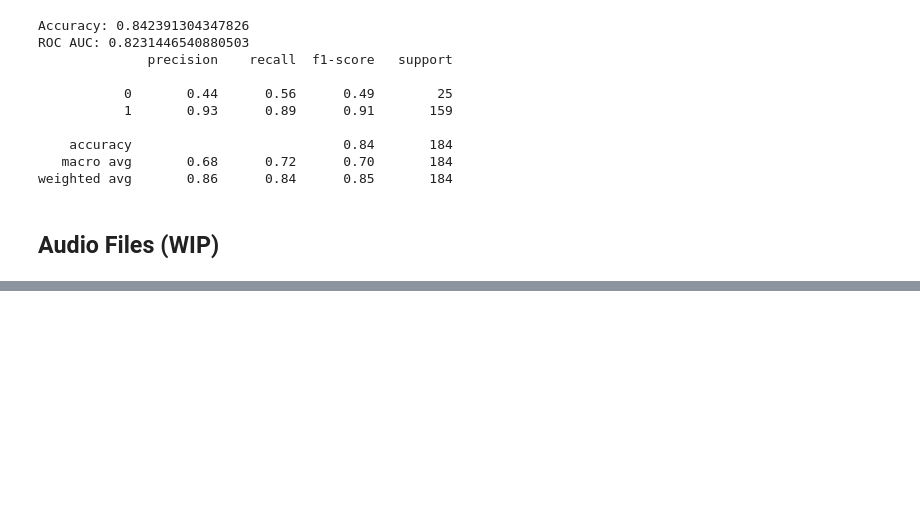
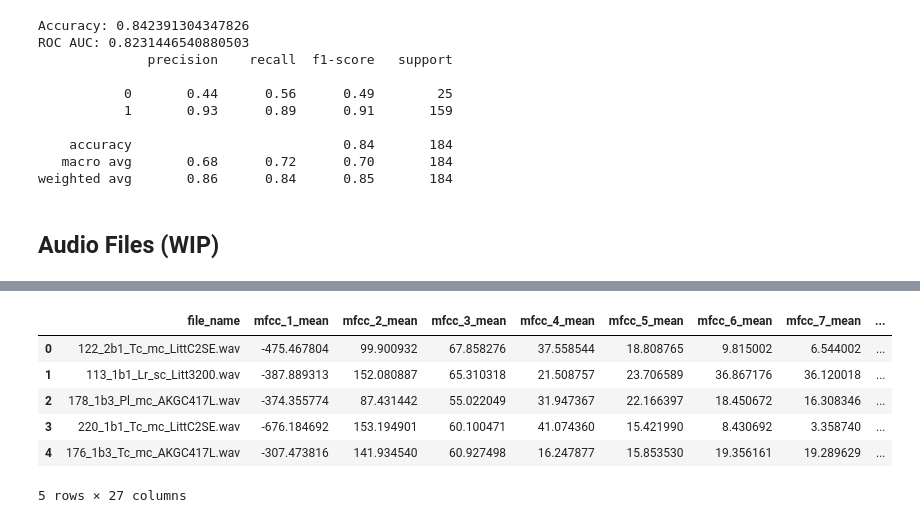
Before and after one commit to mi-mi-mia/smart-stethoscope, a Jupyter notebook: notebooks/01_keira_data_exploration.ipynb, the cells around one changed output, grey strips where cells are left out. Cells and saved outputs as stored; diff of their text form; code cells hidden in the pictures; blank space fills up the shorter version.

```diff
--- a/notebooks/01_keira_data_exploration.ipynb
+++ b/notebooks/01_keira_data_exploration.ipynb
@@ -707,0 +765,52 @@ weighted avg       0.86      0.84      0.85       184
+# %%
+# empty list to store one row per recording
+mfcc_features = []
+
+for file_name in df_for_mfcc["file_name"]:
+
+    # create path
+    file_path = os.path.join(audio_plus, file_name)
+
+    # load audio waveform
+    signal, sample_rate = librosa.load(file_path, sr=None)
+
+    # calculate 13 MFCCs (13 = standard choice, start here)
+    mfcc = librosa.feature.mfcc(
+        y=signal,
+        sr=sample_rate,
+        n_mfcc=13
+    )
+
+    #mfcc shape is (13, number_of_time_frames)
+
+    # take mean across time
+    mfcc_mean = np.mean(mfcc, axis=1)
+
+    # std
+    mfcc_std = np.std(mfcc, axis=1)
+
+    # combine mean and std into one feature vector
+    combined_features = np.concatenate([mfcc_mean, mfcc_std])
+
+    # store result
+    mfcc_features.append([file_name] + list(combined_features))
+# %%
+columns =["file_name"]
+
+for i in range(13):
+    columns.append(f"mfcc_{i+1}_mean")
+
+for i in range(13):
+    columns.append(f"mfcc_{i+1}_std")
+
+mfcc_df = pd.DataFrame(mfcc_features, columns=columns)
+
+mfcc_df.head()
+# %% [output]
+|  | file_name | mfcc_1_mean | mfcc_2_mean | mfcc_3_mean | mfcc_4_mean | mfcc_5_mean | mfcc_6_mean | mfcc_7_mean | ... |
+| 0 | 122_2b1_Tc_mc_LittC2SE.wav | -475.467804 | 99.900932 | 67.858276 | 37.558544 | 18.808765 | 9.815002 | 6.544002 | ... |
+| 1 | 113_1b1_Lr_sc_Litt3200.wav | -387.889313 | 152.080887 | 65.310318 | 21.508757 | 23.706589 | 36.867176 | 36.120018 | ... |
+| 2 | 178_1b3_Pl_mc_AKGC417L.wav | -374.355774 | 87.431442 | 55.022049 | 31.947367 | 22.166397 | 18.450672 | 16.308346 | ... |
+| 3 | 220_1b1_Tc_mc_LittC2SE.wav | -676.184692 | 153.194901 | 60.100471 | 41.074360 | 15.421990 | 8.430692 | 3.358740 | ... |
+| 4 | 176_1b3_Tc_mc_AKGC417L.wav | -307.473816 | 141.934540 | 60.927498 | 16.247877 | 15.853530 | 19.356161 | 19.289629 | ... |
+5 rows × 27 columns
```
Also changed, not shown: parts of 13 cells of this notebook.
